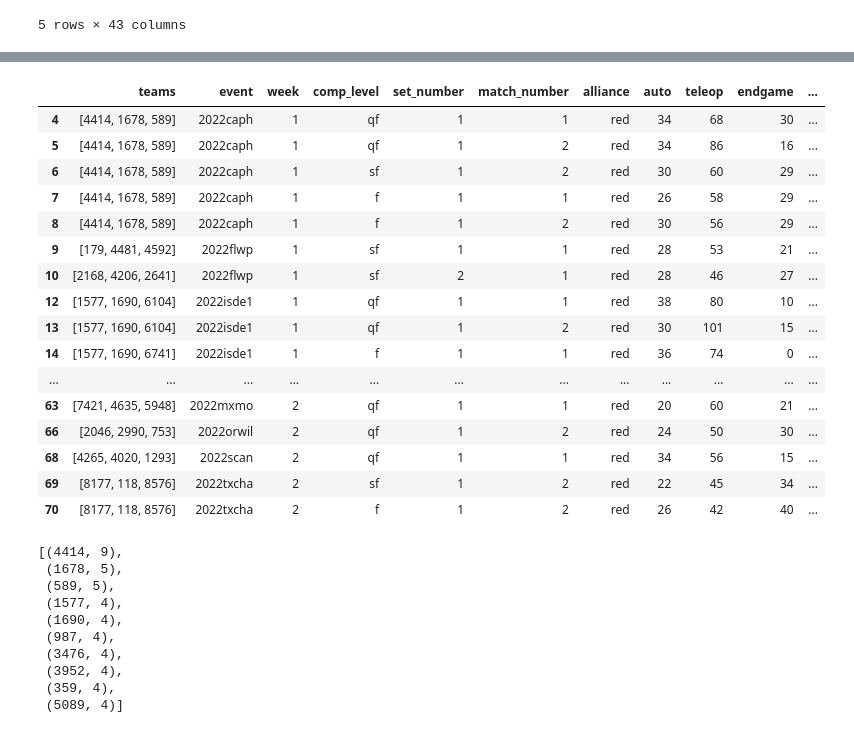
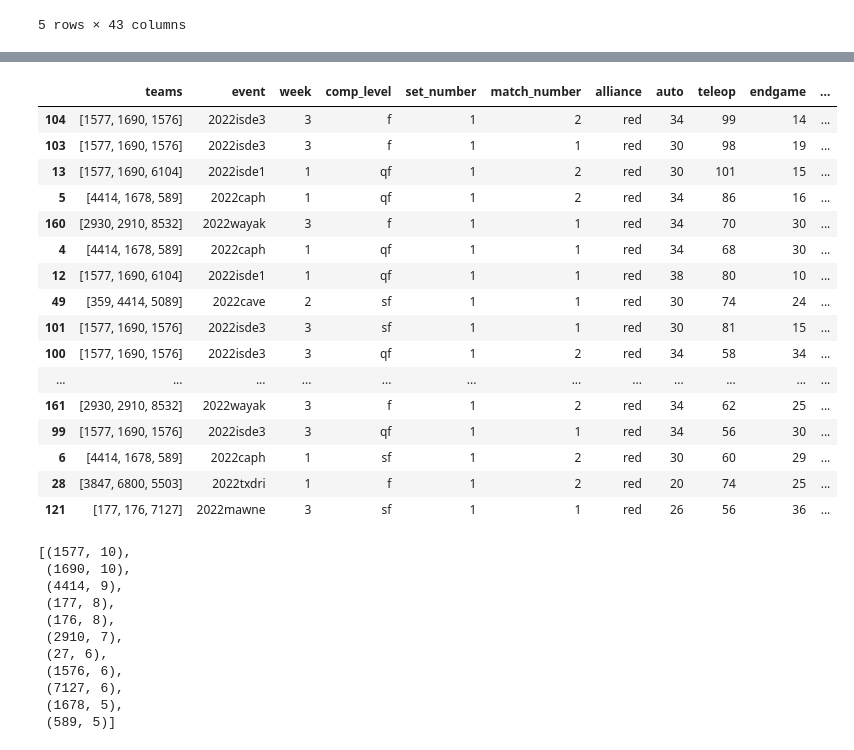
Before and after one commit to avgupta456/statbotics-scripts, a Jupyter notebook: 2022/100 Point Matches.ipynb, the cells around one changed output, grey strips where cells are left out. Saved outputs shown, nothing was run; the diff lists cells and outputs as text; code cells hidden in the pictures.

```diff
--- a/2022/100 Point Matches.ipynb
+++ b/2022/100 Point Matches.ipynb
@@ -9,7 +9,8 @@ sb = statbotics.Statbotics()
 all_matches = []
 events_1 = sb.get_events(year=2022, week=1, fields=["key"])
 events_2 = sb.get_events(year=2022, week=2, fields=["key"])
-for week, events in enumerate([[], events_1, events_2]):
+events_3 = sb.get_events(year=2022, week=3, fields=["key"])
+for week, events in enumerate([[], events_1, events_2, events_3]):
     for event in events:
         try:
             matches = sb.get_matches(event=event["key"])
@@ -103,36 +125,37 @@ sorted([x for x in dict(Counter(teams)).items() if x[1] > 1], key=lambda x:-x[1]
 # %%
 elim_matches_100_df = matches_100_df[matches_100_df.comp_level != "qm"]
-display(elim_matches_100_df)
+display(elim_matches_100_df.sort_values(by=["score"], ascending=False).head(20))
 
 teams = []
 for t in elim_matches_100_df.teams:
     teams.extend(t)
-sorted([x for x in dict(Counter(teams)).items() if x[1] > 3], key=lambda x:-x[1])
+sorted([x for x in dict(Counter(teams)).items() if x[1] > 4], key=lambda x:-x[1])
 # %% [output]
 |  | teams | event | week | comp_level | set_number | match_number | alliance | auto | teleop | endgame | ... |
+| 104 | [1577, 1690, 1576] | 2022isde3 | 3 | f | 1 | 2 | red | 34 | 99 | 14 | ... |
+| 103 | [1577, 1690, 1576] | 2022isde3 | 3 | f | 1 | 1 | red | 30 | 98 | 19 | ... |
+| 13 | [1577, 1690, 6104] | 2022isde1 | 1 | qf | 1 | 2 | red | 30 | 101 | 15 | ... |
+| 5 | [4414, 1678, 589] | 2022caph | 1 | qf | 1 | 2 | red | 34 | 86 | 16 | ... |
+| 160 | [2930, 2910, 8532] | 2022wayak | 3 | f | 1 | 1 | red | 34 | 70 | 30 | ... |
 | 4 | [4414, 1678, 589] | 2022caph | 1 | qf | 1 | 1 | red | 34 | 68 | 30 | ... |
-| 5 | [4414, 1678, 589] | 2022caph | 1 | qf | 1 | 2 | red | 34 | 86 | 16 | ... |
+| 12 | [1577, 1690, 6104] | 2022isde1 | 1 | qf | 1 | 1 | red | 38 | 80 | 10 | ... |
+| 49 | [359, 4414, 5089] | 2022cave | 2 | sf | 1 | 1 | red | 30 | 74 | 24 | ... |
+| 101 | [1577, 1690, 1576] | 2022isde3 | 3 | sf | 1 | 1 | red | 30 | 81 | 15 | ... |
+| 100 | [1577, 1690, 1576] | 2022isde3 | 3 | qf | 1 | 2 | red | 34 | 58 | 34 | ... |
+| ... | ... | ... | ... | ... | ... | ... | ... | ... | ... | ... | ... |
+| 161 | [2930, 2910, 8532] | 2022wayak | 3 | f | 1 | 2 | red | 34 | 62 | 25 | ... |
+| 99 | [1577, 1690, 1576] | 2022isde3 | 3 | qf | 1 | 1 | red | 34 | 56 | 30 | ... |
 | 6 | [4414, 1678, 589] | 2022caph | 1 | sf | 1 | 2 | red | 30 | 60 | 29 | ... |
-| 7 | [4414, 1678, 589] | 2022caph | 1 | f | 1 | 1 | red | 26 | 58 | 29 | ... |
-| 8 | [4414, 1678, 589] | 2022caph | 1 | f | 1 | 2 | red | 30 | 56 | 29 | ... |
-| 9 | [179, 4481, 4592] | 2022flwp | 1 | sf | 1 | 1 | red | 28 | 53 | 21 | ... |
-| 10 | [2168, 4206, 2641] | 2022flwp | 1 | sf | 2 | 1 | red | 28 | 46 | 27 | ... |
-| 12 | [1577, 1690, 6104] | 2022isde1 | 1 | qf | 1 | 1 | red | 38 | 80 | 10 | ... |
-| 13 | [1577, 1690, 6104] | 2022isde1 | 1 | qf | 1 | 2 | red | 30 | 101 | 15 | ... |
-| 14 | [1577, 1690, 6741] | 2022isde1 | 1 | f | 1 | 1 | red | 36 | 74 | 0 | ... |
-| ... | ... | ... | ... | ... | ... | ... | ... | ... | ... | ... | ... |
-| 63 | [7421, 4635, 5948] | 2022mxmo | 2 | qf | 1 | 1 | red | 20 | 60 | 21 | ... |
-| 66 | [2046, 2990, 753] | 2022orwil | 2 | qf | 1 | 2 | red | 24 | 50 | 30 | ... |
-| 68 | [4265, 4020, 1293] | 2022scan | 2 | qf | 1 | 1 | red | 34 | 56 | 15 | ... |
-| 69 | [8177, 118, 8576] | 2022txcha | 2 | sf | 1 | 2 | red | 22 | 45 | 34 | ... |
-| 70 | [8177, 118, 8576] | 2022txcha | 2 | f | 1 | 2 | red | 26 | 42 | 40 | ... |
+| 28 | [3847, 6800, 5503] | 2022txdri | 1 | f | 1 | 2 | red | 20 | 74 | 25 | ... |
+| 121 | [177, 176, 7127] | 2022mawne | 3 | sf | 1 | 1 | red | 26 | 56 | 36 | ... |
-[(4414, 9),
+[(1577, 10),
+ (1690, 10),
+ (4414, 9),
+ (177, 8),
+ (176, 8),
+ (2910, 7),
+ (27, 6),
+ (1576, 6),
+ (7127, 6),
  (1678, 5),
- (589, 5),
- (1577, 4),
- (1690, 4),
- (987, 4),
- (3476, 4),
- (3952, 4),
- (359, 4),
- (5089, 4)]
+ (589, 5)]
```
Also changed, not shown: parts of 2 cells of this notebook, 2 other files.
